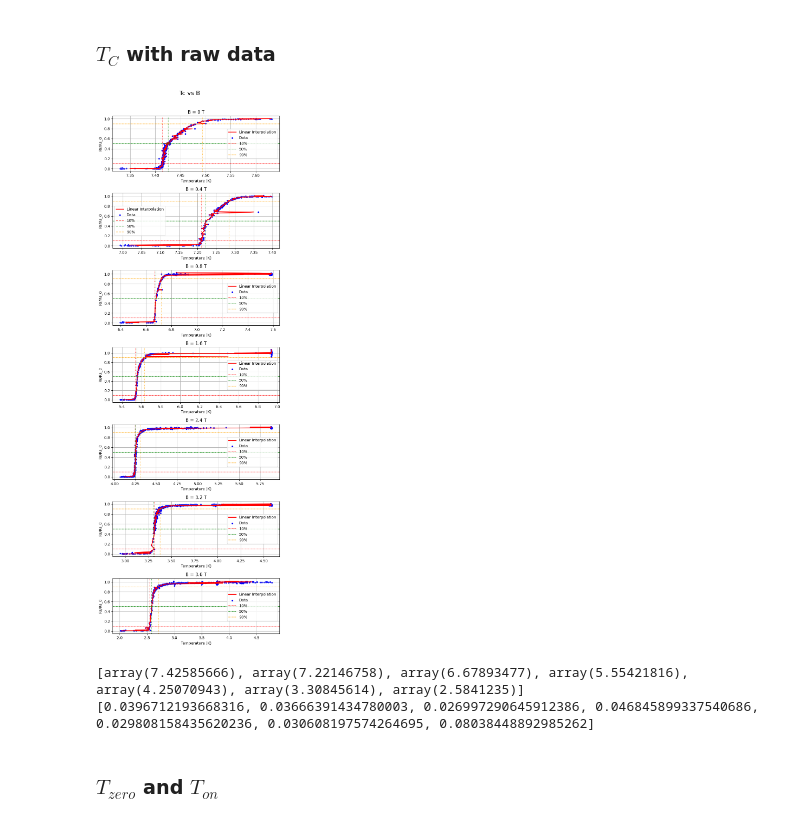
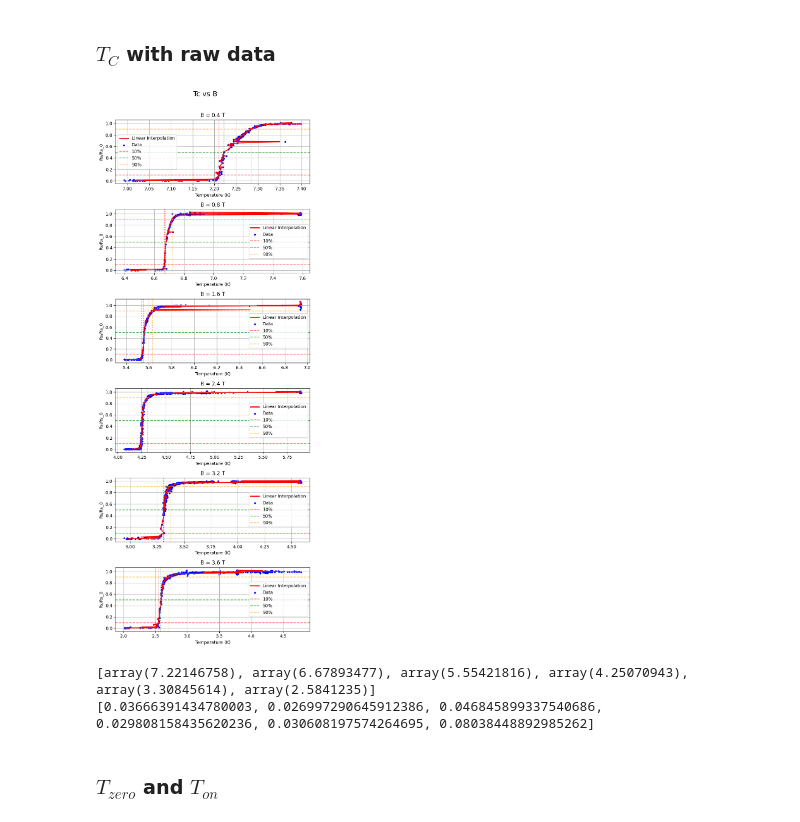
Before and after one commit to gamberoillecito/Nb-Characterization, a Jupyter notebook: SUPERCONDUCTIVITY/SC.ipynb, the cells around one changed output. Drawn from its saved outputs; the diff is of its cells as text; code cells hidden in the pictures.

```diff
--- a/SUPERCONDUCTIVITY/SC.ipynb
+++ b/SUPERCONDUCTIVITY/SC.ipynb
@@ -186,7 +187,7 @@ plt.show()
 ### $T_C$ with raw data
 # %%
 # --- X values from your original dataset names ---
-B_vals = [0, 0.4, 0.8, 1.6, 2.4, 3.2, 3.6]
+B_vals = [0.4, 0.8, 1.6, 2.4, 3.2, 3.6]
 Tc_vals = []
 Tc_uncertainties = []
 Rs_0 = 2.64270235
@@ -253,36 +254,36 @@ for i, x in enumerate(B_vals):
     # Plot the interpolation function
     # Ensure R_norm_plot_grid is monotonically increasing for interp_func to work correctly
     min_R_norm = np.min(R_norm)
     max_R_norm = np.max(R_norm)
     R_norm_plot_grid = np.linspace(min_R_norm, max_R_norm, 200)
 
     # Evaluate the interp_func on this fine grid to get corresponding temperatures
     Tf_interpolated = interp_func(R_norm_plot_grid)
 
     # Plot the interpolated curve: x-axis is Tf_interpolated, y-axis is R_norm_plot_grid
     ax_r.plot(Tf_interpolated, R_norm_plot_grid, color='red', linestyle='-', linewidth=2, label="Linear Interpolation")
     ax_r.scatter(Tf, R_norm, color='blue', s=10, label="Data")
     ax_r.axhline(y=threshold_10, color='r', linestyle='--', alpha=0.7, label='10%')
     ax_r.axhline(y=threshold_50, color='g', linestyle='--', alpha=0.7, label='50%')
     ax_r.axhline(y=threshold_90, color='orange', linestyle='--', alpha=0.7, label='90%')
     ax_r.axvline(x=T_10, color='r', linestyle=':', alpha=0.7)
     ax_r.axvline(x=T_50, color='g', linestyle=':', alpha=0.7)
     ax_r.axvline(x=T_90, color='orange', linestyle=':', alpha=0.7)
     ax_r.set_ylabel("Rs/Rs_0")
     ax_r.set_xlabel("Temperature (K)")
     ax_r.set_title(f"B = {x} T")
     ax_r.legend()
     ax_r.grid(True)
 
 plt.tight_layout(rect=[0, 0, 1, 0.97])
 plt.show()
 
 print(Tc_vals)
 print(Tc_uncertainties)
 # %% [output]
-[figure, old version]
+[figure, new version]
-[array(7.42585666), array(7.22146758), array(6.67893477), array(5.55421816), array(4.25070943), array(3.30845614), array(2.5841235)]
-[0.0396712193668316, 0.03666391434780003, 0.026997290645912386, 0.046845899337540686, 0.029808158435620236, 0.030608197574264695, 0.08038448892985262]
+[array(7.22146758), array(6.67893477), array(5.55421816), array(4.25070943), array(3.30845614), array(2.5841235)]
+[0.03666391434780003, 0.026997290645912386, 0.046845899337540686, 0.029808158435620236, 0.030608197574264695, 0.08038448892985262]
 # %% [markdown]
 ### $T_{zero}$ and $T_{on}$
 # %%
```
Also changed, not shown: parts of 11 cells of this notebook.
